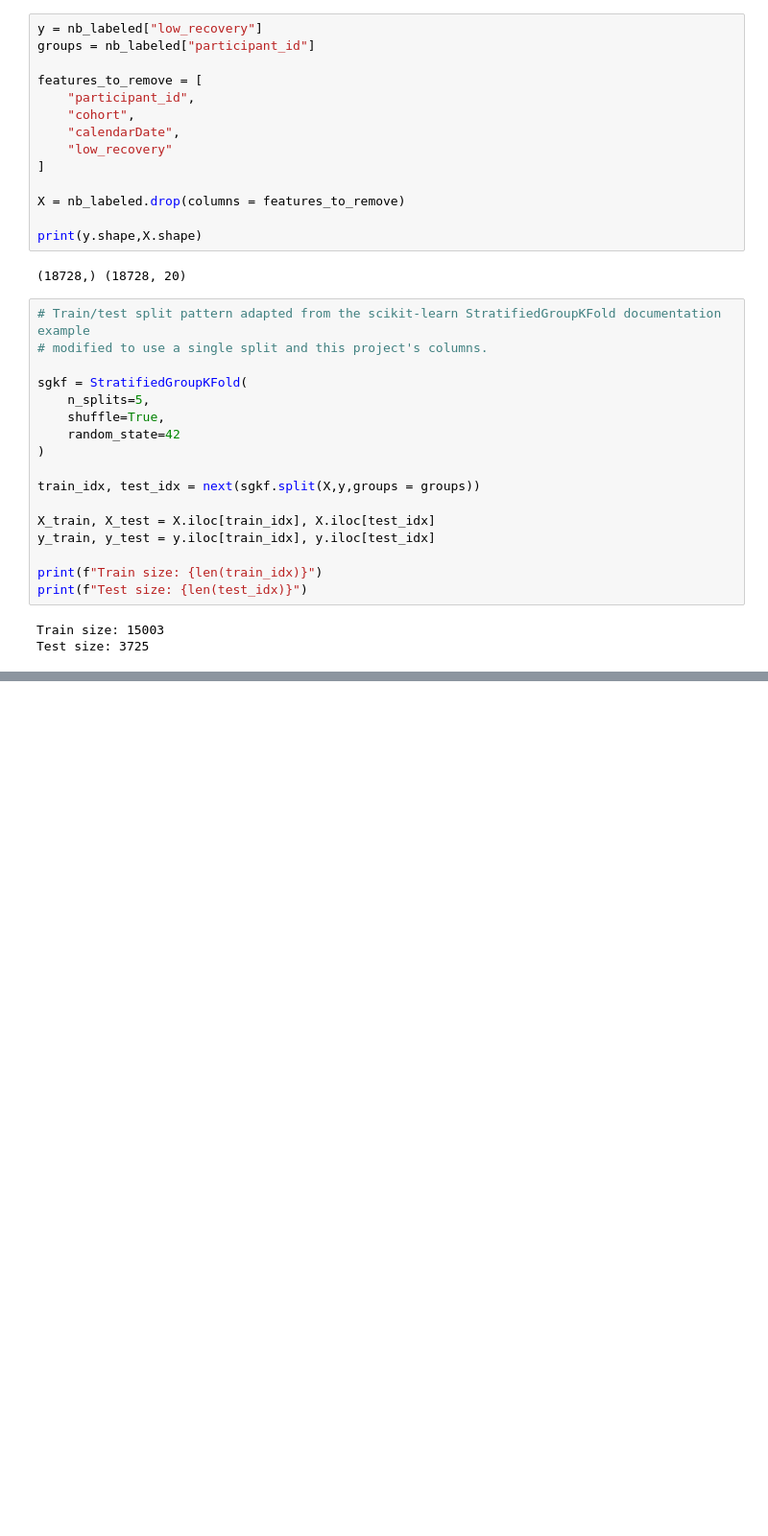
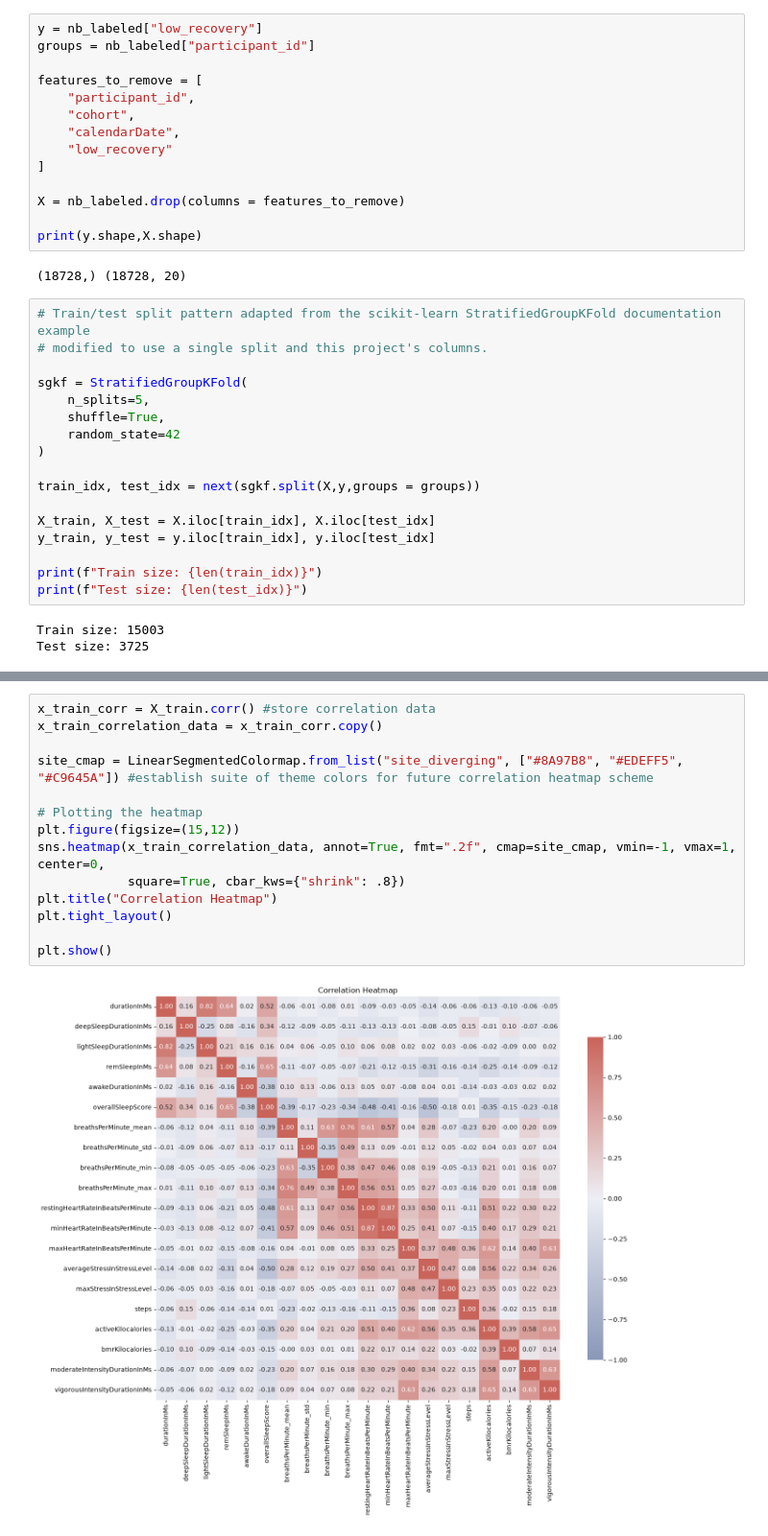
Before and after one commit to meauxcodes/applied-ml-project, a Jupyter notebook: scripts/notebooks/naive_bayes.ipynb, the cells around one changed output, grey strips where cells are left out. Shown at 96% size. Cells and saved outputs as stored; diff of their text form; blank space fills up the shorter version.

```diff
--- a/scripts/notebooks/naive_bayes.ipynb
+++ b/scripts/notebooks/naive_bayes.ipynb
@@ -70,0 +95,16 @@ print(y_test.mean()*100, y_train.mean()*100)
+# %%
+x_train_corr = X_train.corr() #store correlation data
+x_train_correlation_data = x_train_corr.copy()
+
+site_cmap = LinearSegmentedColormap.from_list("site_diverging", ["#8A97B8", "#EDEFF5", "#C9645A"]) #establish suite of theme colors for future correlation heatmap scheme
+
+# Plotting the heatmap
+plt.figure(figsize=(15,12))
+sns.heatmap(x_train_correlation_data, annot=True, fmt=".2f", cmap=site_cmap, vmin=-1, vmax=1, center=0,
+            square=True, cbar_kws={"shrink": .8})
+plt.title("Correlation Heatmap")
+plt.tight_layout()
+
+plt.show()
+# %% [output]
+[figure, added]
```
Also changed, not shown: parts of 24 cells of this notebook, 7 other files.
